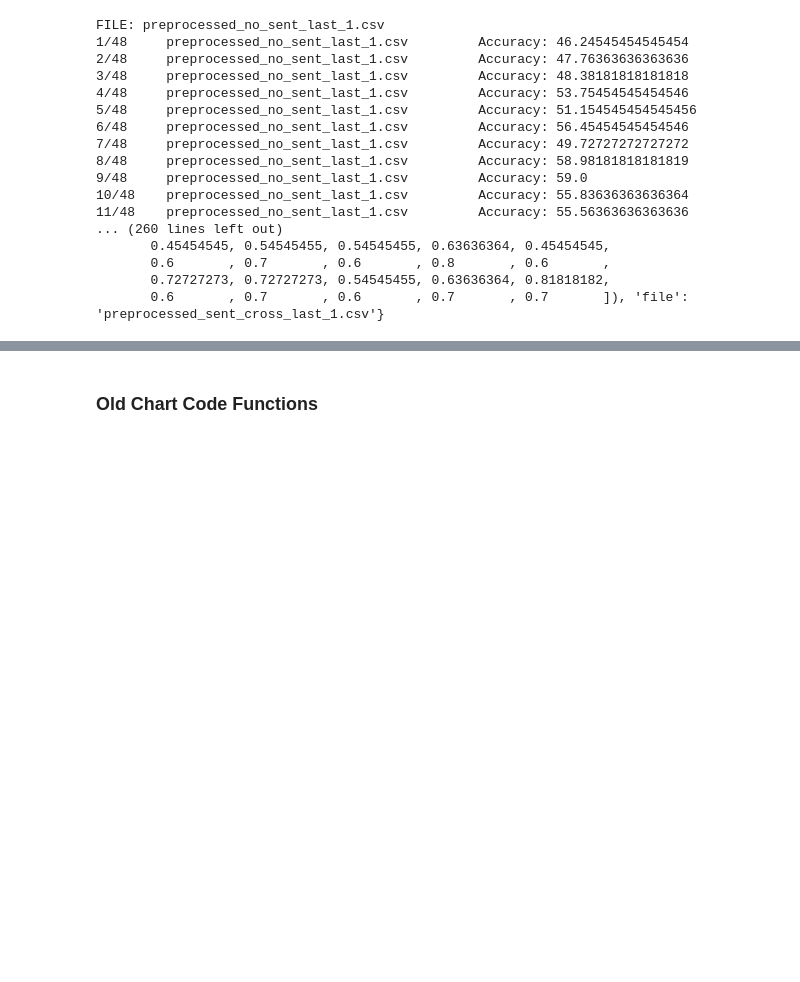
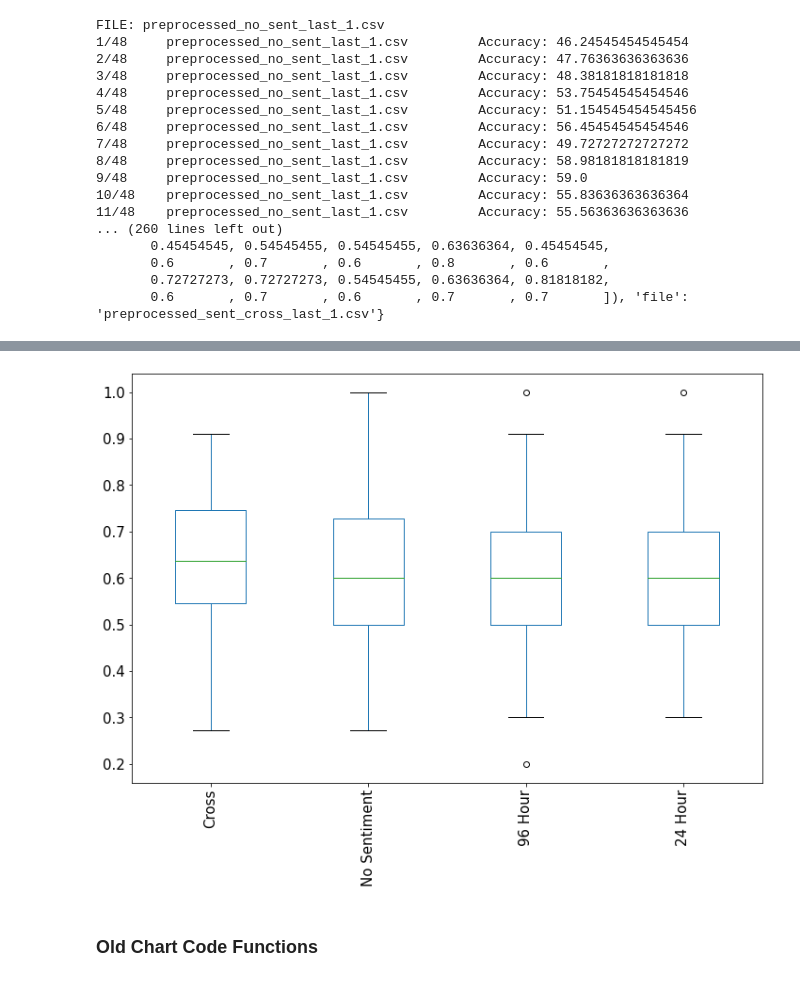
Before and after one commit to huuugh18/NFL_twitter_sentiment_odds, a Jupyter notebook: models/ada_boost.ipynb, the cells around one changed output, grey strips where cells are left out. Drawn from its saved outputs; the diff is of its cells as text; code cells hidden in the pictures; blank space fills up the shorter version.

```diff
--- a/models/ada_boost.ipynb
+++ b/models/ada_boost.ipynb
@@ -430,6 +430,16 @@ df_sent_results
 | preprocessed_sent_24_last_1.csv | 0.596091 | 0.140990 | 75 | 1 | 0.05 | [0.45454545454545453, 0.727272727... |
 # %%
 df_sent_results.to_csv('../results/ada_result_sent.csv')
+# %%
+column_dict_sent = {
+    'preprocessed_no_sent_last_1.csv': 'No Sentiment',
+    'preprocessed_sent_24_last_1.csv': '24 Hour',
+    'preprocessed_sent_96_last_1.csv': '96 Hour',
+    'preprocessed_sent_cross_last_1.csv': 'Cross'
+}
+get_box_plot(df_sent_results, column_dict_sent)
+# %% [output]
+[figure, added]
 # %% [markdown]
 ### Old Chart Code Functions
 # %%
```
